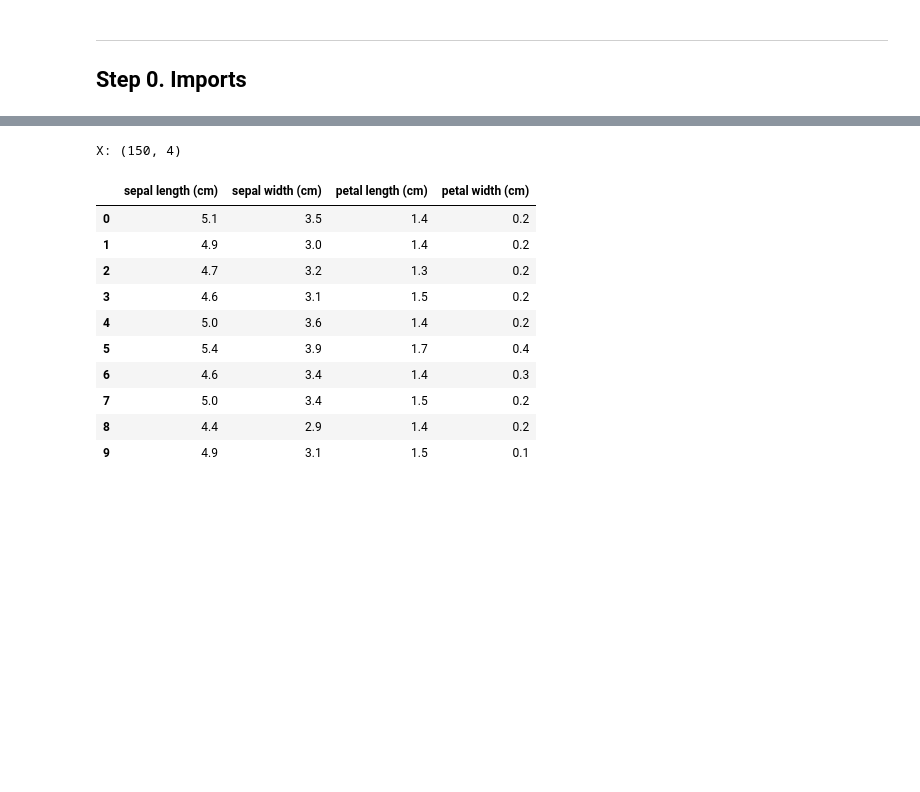
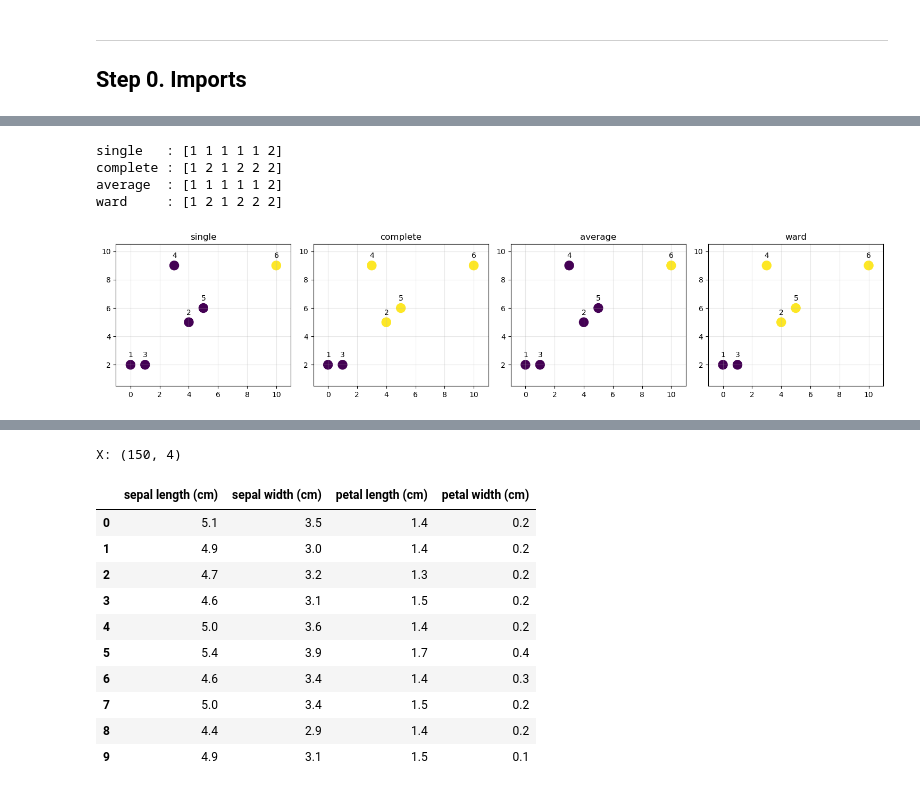
Before and after one commit to jongmoonha/AI-ME-Practice, a Jupyter notebook: Practice06_Unsupervised_Learning.ipynb, the cells around one changed output, grey strips where cells are left out. Saved outputs shown, nothing was run; the diff lists cells and outputs as text; code cells hidden in the pictures; blank space fills up the shorter version.

```diff
--- a/Practice06_Unsupervised_Learning.ipynb
+++ b/Practice06_Unsupervised_Learning.ipynb
@@ -32,0 +104,40 @@ plt.rcParams['axes.unicode_minus'] = False
+# %%
+Z_complete = linkage(X_six, method='complete')
+Z_average = linkage(X_six, method='average')
+Z_ward = linkage(X_six, method='ward')
+
+labels_single = fcluster(Z_single, t=2, criterion='maxclust')
+labels_complete = fcluster(Z_complete, t=2, criterion='maxclust')
+labels_average = fcluster(Z_average, t=2, criterion='maxclust')
+labels_ward = fcluster(Z_ward, t=2, criterion='maxclust')
+
+print('single   :', labels_single)
+print('complete :', labels_complete)
+print('average  :', labels_average)
+print('ward     :', labels_ward)
+
+fig, axes = plt.subplots(1, 4, figsize=(15, 3.4))
+axes[0].scatter(X_six[:, 0], X_six[:, 1], c=labels_single, cmap='viridis', s=150)
+axes[0].set_title('single')
+axes[1].scatter(X_six[:, 0], X_six[:, 1], c=labels_complete, cmap='viridis', s=150)
+axes[1].set_title('complete')
+axes[2].scatter(X_six[:, 0], X_six[:, 1], c=labels_average, cmap='viridis', s=150)
+axes[2].set_title('average')
+axes[3].scatter(X_six[:, 0], X_six[:, 1], c=labels_ward, cmap='viridis', s=150)
+axes[3].set_title('ward')
+
+for ax in axes:
+    for k in range(6):
+        ax.annotate(str(k + 1), X_six[k], xytext=(-3, 10), textcoords='offset points')    # point number
+    ax.set_xlim(-1, 11)
+    ax.set_ylim(0.5, 10.5)
+    ax.grid(alpha=0.3)
+
+plt.tight_layout()
+plt.show()
+# %% [output]
+single   : [1 1 1 1 1 2]
+complete : [1 2 1 2 2 2]
+average  : [1 1 1 1 1 2]
+ward     : [1 2 1 2 2 2]
+[figure, added]
```
Also changed, not shown: parts of 85 cells of this notebook.
